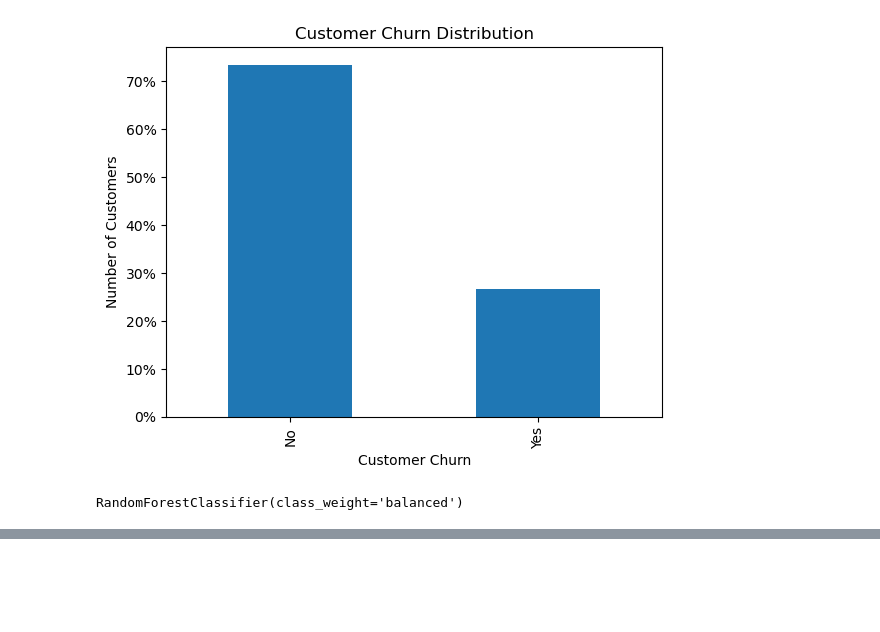
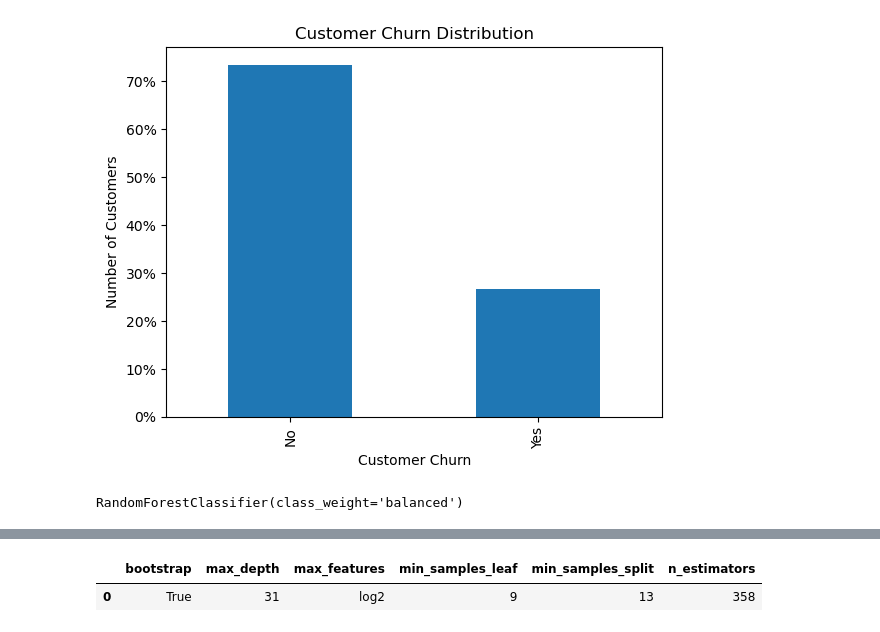
Before and after one commit to Rem-Josshua/customer_churn_analysis, a Jupyter notebook: customer_churn_analysis/random_forest2.ipynb, the cells around one changed output, grey strips where cells are left out. Saved outputs shown, nothing was run; the diff lists cells and outputs as text; code cells hidden in the pictures; blank space fills up the shorter version.

```diff
--- a/customer_churn_analysis/random_forest2.ipynb
+++ b/customer_churn_analysis/random_forest2.ipynb
@@ -351,6 +351,11 @@ model2.fit(X_train, y_train)
 
 for arg in params_best:
     params_best.loc[0,arg] = model2.best_params_[arg]
+# %%
+params_best
+# %% [output]
+|  | bootstrap | max_depth | max_features | min_samples_leaf | min_samples_split | n_estimators |
+| 0 | True | 31 | log2 | 9 | 13 | 358 |
 # %%
 #Print results
 print('Best Parameters: ', model2.best_params_)
```
Also changed, not shown: parts of 6 cells of this notebook.
